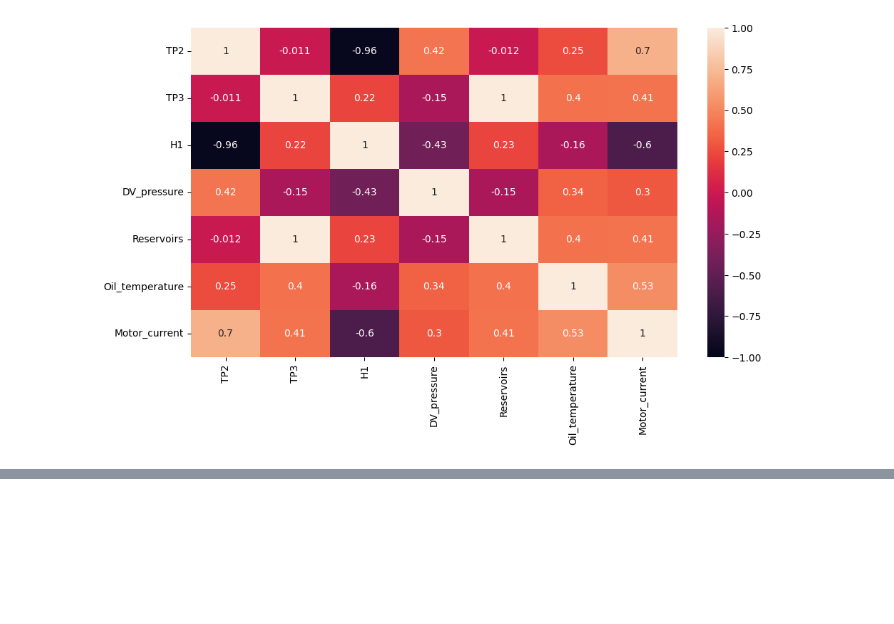
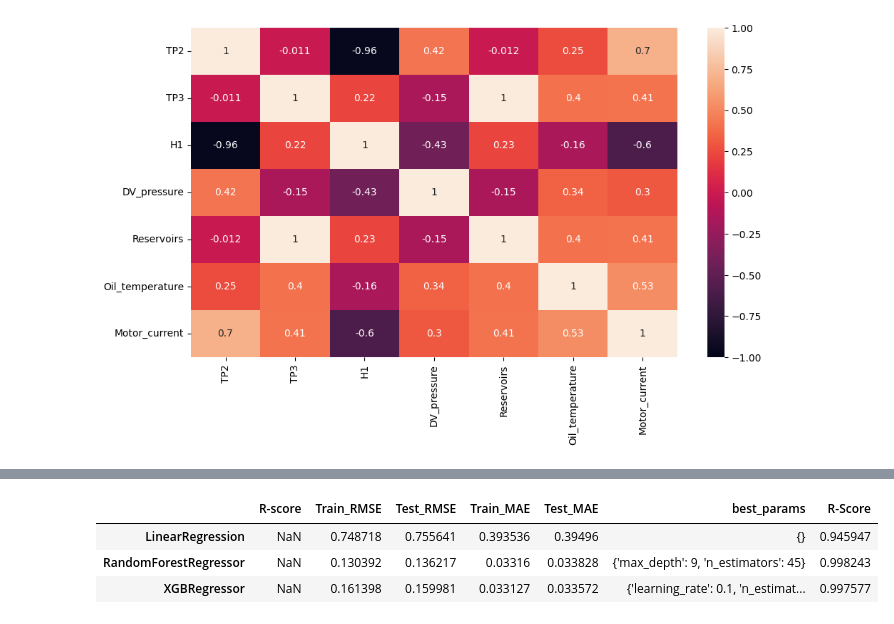
Before and after one commit to Maulik2493/IT496-T18, a Jupyter notebook: 202101415_Maulik_Thakkar/202101415_Maulik_Thakkar.ipynb, the cells around one changed output, grey strips where cells are left out. Cells and saved outputs as stored; diff of their text form; code cells hidden in the pictures; blank space fills up the shorter version.

```diff
--- a/202101415_Maulik_Thakkar/202101415_Maulik_Thakkar.ipynb
+++ b/202101415_Maulik_Thakkar/202101415_Maulik_Thakkar.ipynb
@@ -173,0 +259,7 @@ plt.show()
+# %%
+model_result
+# %% [output]
+|  | R-score | Train_RMSE | Test_RMSE | Train_MAE | Test_MAE | best_params | R-Score |
+| LinearRegression | NaN | 0.748718 | 0.755641 | 0.393536 | 0.39496 | {} | 0.945947 |
+| RandomForestRegressor | NaN | 0.130392 | 0.136217 | 0.03316 | 0.033828 | {'max_depth': 9, 'n_estimators': 45} | 0.998243 |
+| XGBRegressor | NaN | 0.161398 | 0.159981 | 0.033127 | 0.033572 | {'learning_rate': 0.1, 'n_estimat... | 0.997577 |
```
Also changed, not shown: parts of 8 cells of this notebook.
